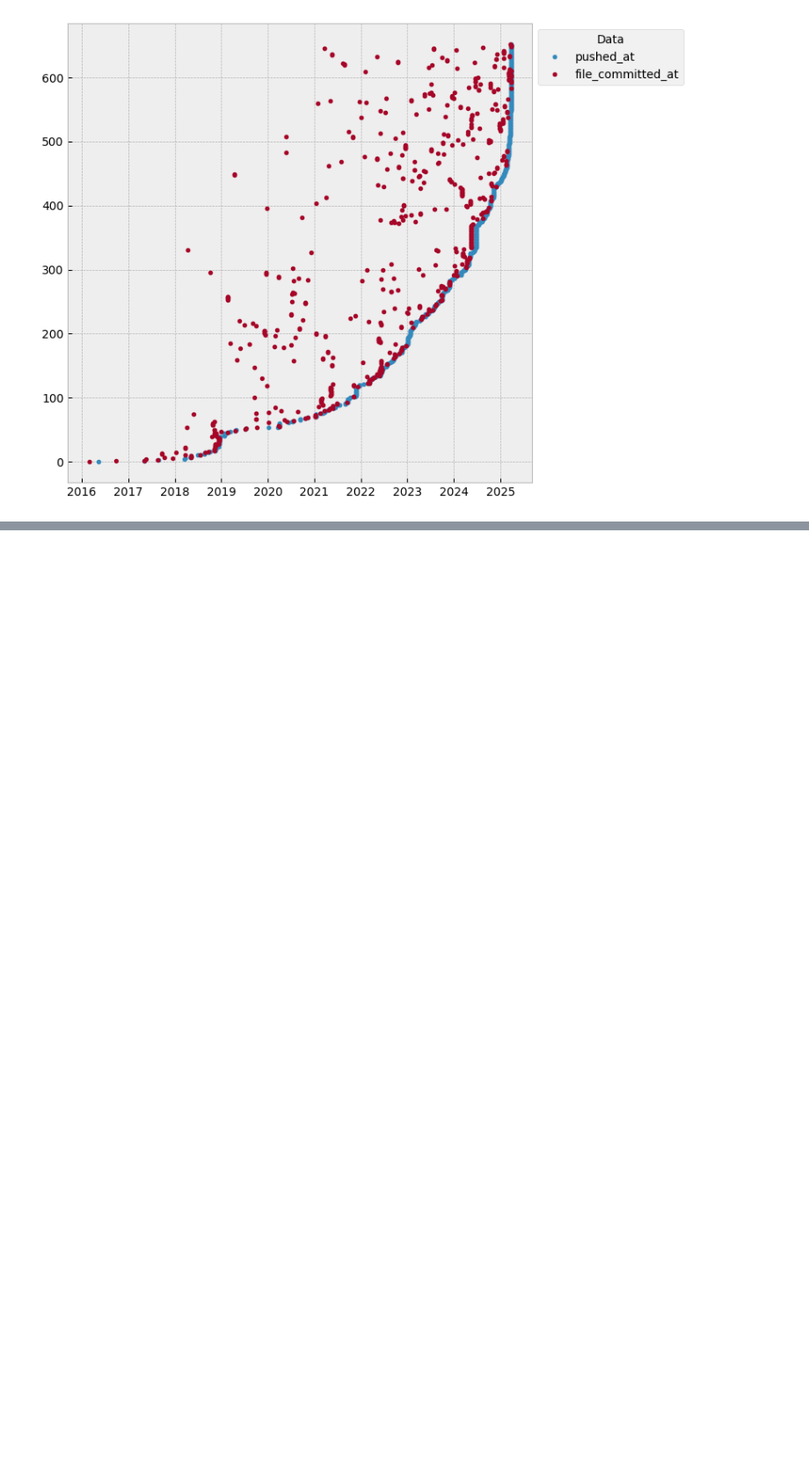
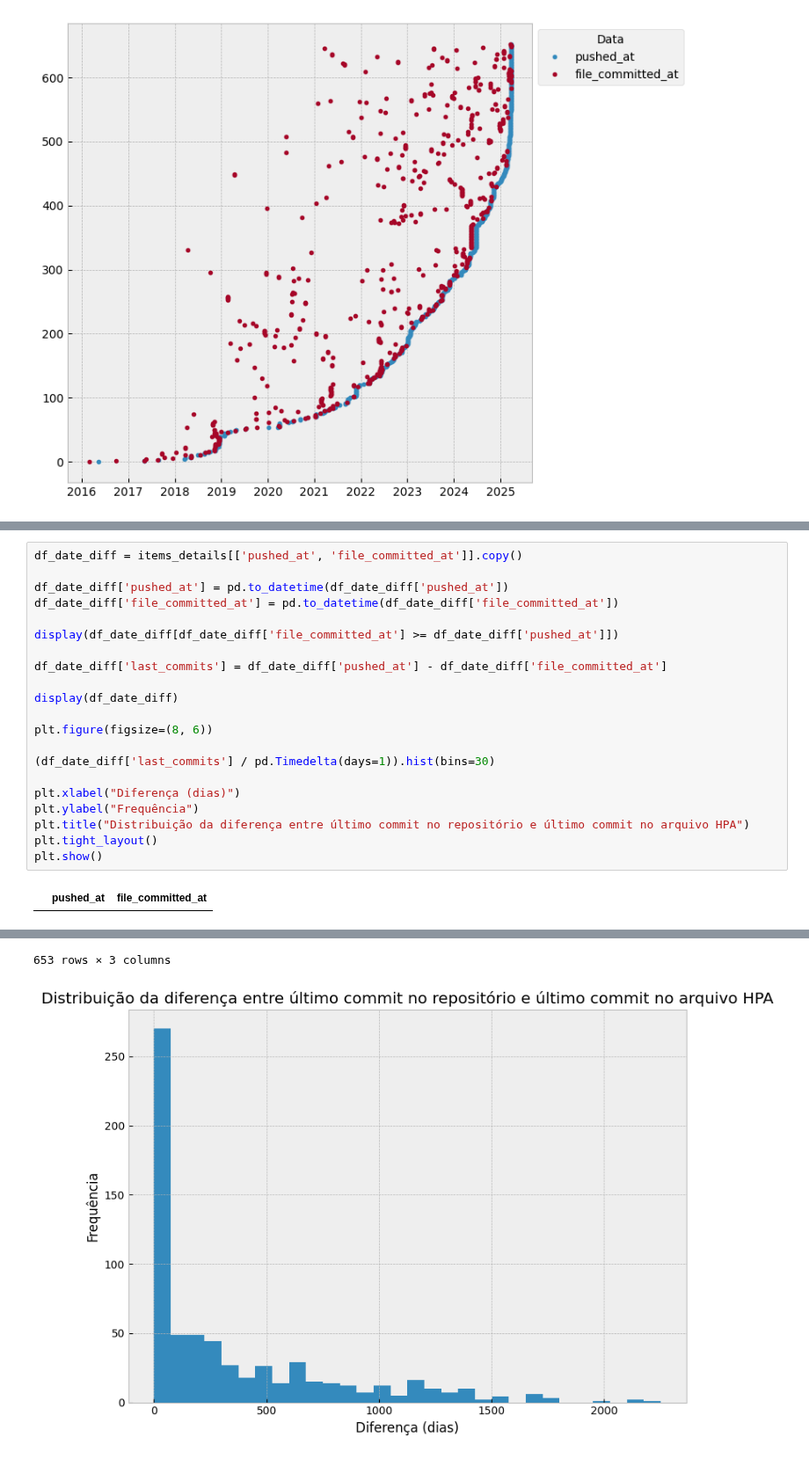
Before and after one commit to xisberto/hpa_usage, a Jupyter notebook: hpa_classify.ipynb, the cells around one changed output, grey strips where cells are left out. Shown at 88% size. Drawn from its saved outputs; the diff is of its cells as text; blank space fills up the shorter version.

Commit message:
Trabalhando com a diferença entre datas

```diff
--- a/hpa_classify.ipynb
+++ b/hpa_classify.ipynb
@@ -767,0 +772,23 @@ plt.show()
+# %%
+df_date_diff = items_details[['pushed_at', 'file_committed_at']].copy()
+
+df_date_diff['pushed_at'] = pd.to_datetime(df_date_diff['pushed_at'])
+df_date_diff['file_committed_at'] = pd.to_datetime(df_date_diff['file_committed_at'])
+
+display(df_date_diff[df_date_diff['file_committed_at'] >= df_date_diff['pushed_at']])
+
+df_date_diff['last_commits'] = df_date_diff['pushed_at'] - df_date_diff['file_committed_at']
+
+display(df_date_diff)
+
+plt.figure(figsize=(8, 6))
+
+(df_date_diff['last_commits'] / pd.Timedelta(days=1)).hist(bins=30)
+
+plt.xlabel("Diferença (dias)")
+plt.ylabel("Frequência")
+plt.title("Distribuição da diferença entre último commit no repositório e último commit no arquivo HPA")
+plt.tight_layout()
+plt.show()
+# %% [output]
+|  | pushed_at | file_committed_at |
@@ -767,0 +807,2 @@ plt.show()
+653 rows × 3 columns
+[figure, added]
```
Also changed, not shown: parts of 3 cells of this notebook.
